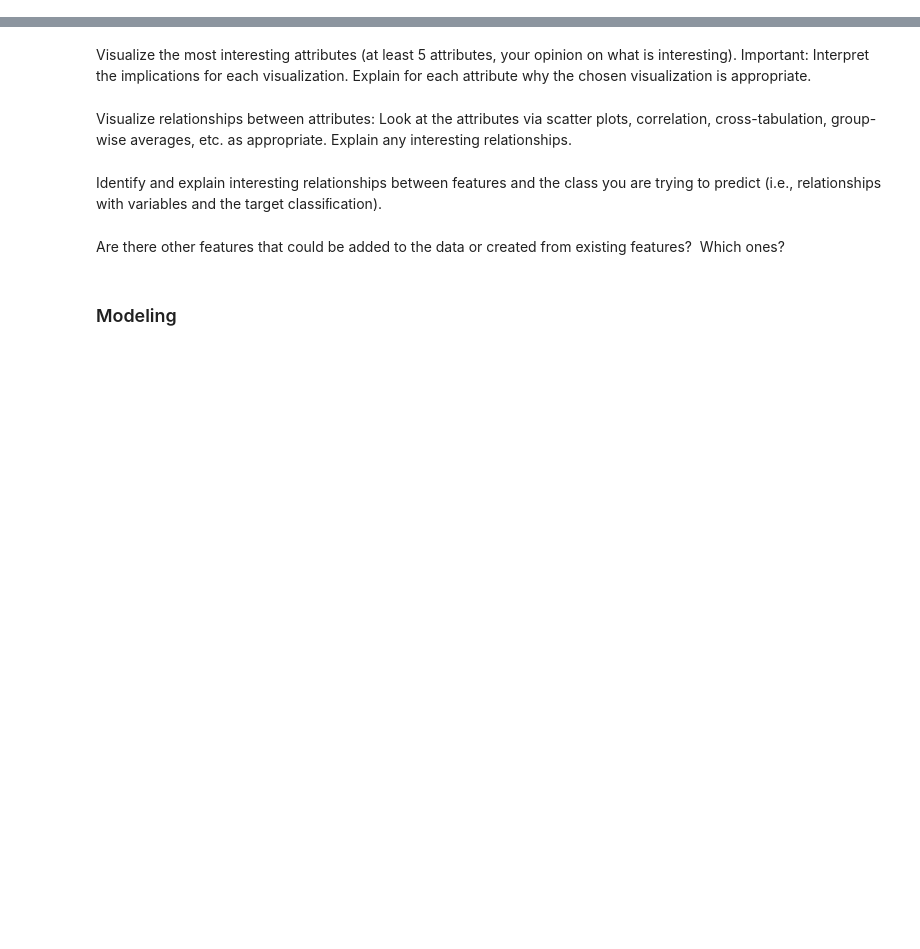
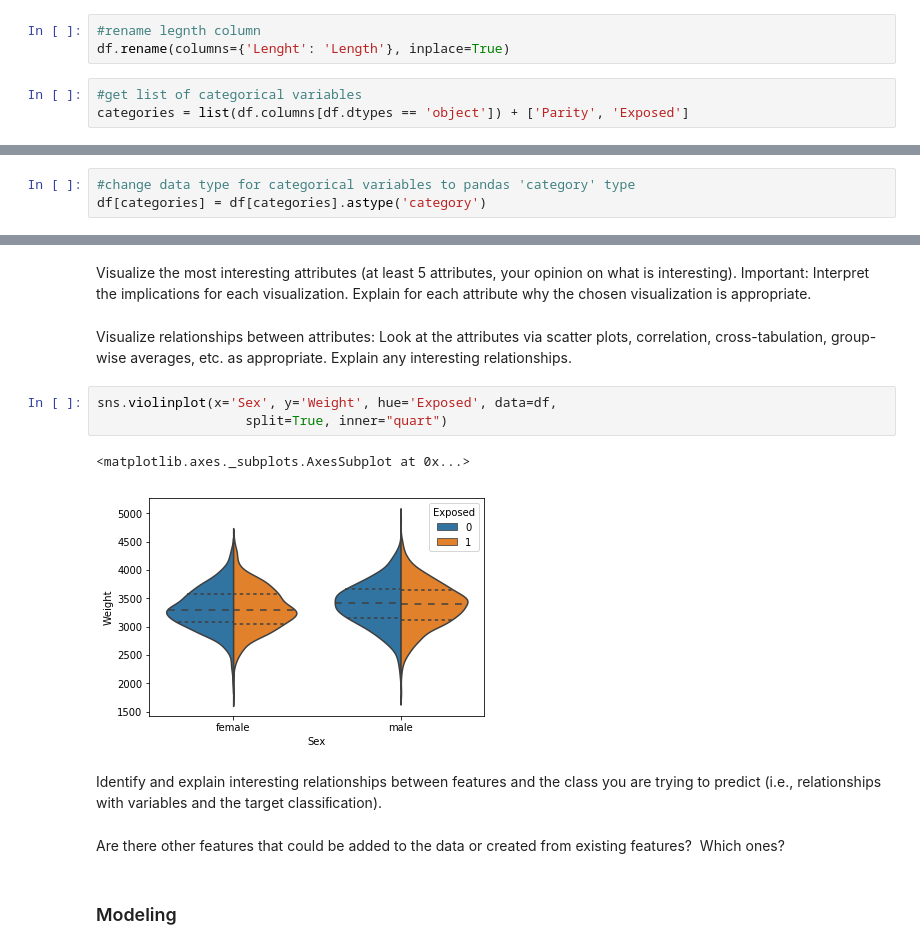
Before and after one commit to ShonTM/DataMiningProject1, a Jupyter notebook: MSDS Data Mining Project 1.ipynb, the cells around one changed output, grey strips where cells are left out. Saved outputs shown, nothing was run; the diff lists cells and outputs as text; blank space fills up the shorter version.

Commit message:
added violin plot and table with mean by exposure category

```diff
--- a/MSDS Data Mining Project 1.ipynb
+++ b/MSDS Data Mining Project 1.ipynb
@@ -235,0 +236,6 @@ df_classes.head()
+# %%
+#rename legnth column
+df.rename(columns={'Lenght': 'Length'}, inplace=True)
+# %%
+#get list of categorical variables
+categories = list(df.columns[df.dtypes == 'object']) + ['Parity', 'Exposed']
@@ -235,0 +244,3 @@ df_classes.head()
+# %%
+#change data type for categorical variables to pandas 'category' type
+df[categories] = df[categories].astype('category')
@@ -237,6 +256,12 @@ df_classes.head()
 Visualize the most interesting attributes (at least 5 attributes, your opinion on what is interesting). Important: Interpret the implications for each visualization. Explain for each attribute why the chosen visualization is appropriate.
 # %% [markdown]
 Visualize relationships between attributes: Look at the attributes via scatter plots, correlation, cross-tabulation, group-wise averages, etc. as appropriate. Explain any interesting relationships.
+# %%
+sns.violinplot(x='Sex', y='Weight', hue='Exposed', data=df,
+                   split=True, inner="quart")
+# %% [output]
+<matplotlib.axes._subplots.AxesSubplot at 0x...>
+[figure, added]
 # %% [markdown]
  Identify and explain interesting relationships between features and the class you are trying to predict (i.e., relationships with variables and the target classiﬁcation).
 # %% [markdown]
```
Also changed, not shown: parts of 5 cells of this notebook.
